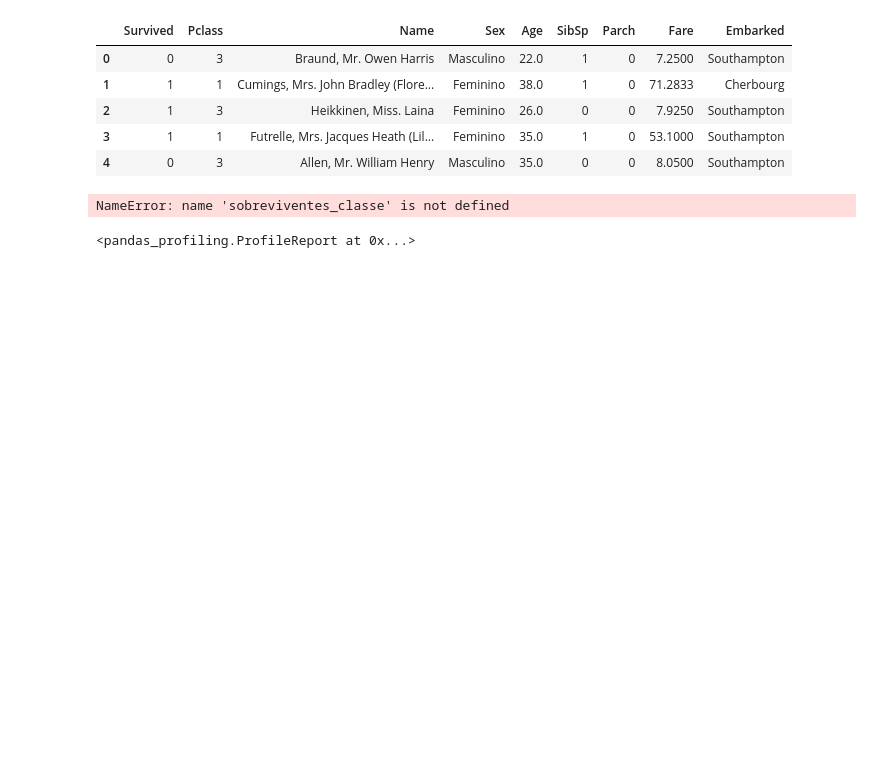
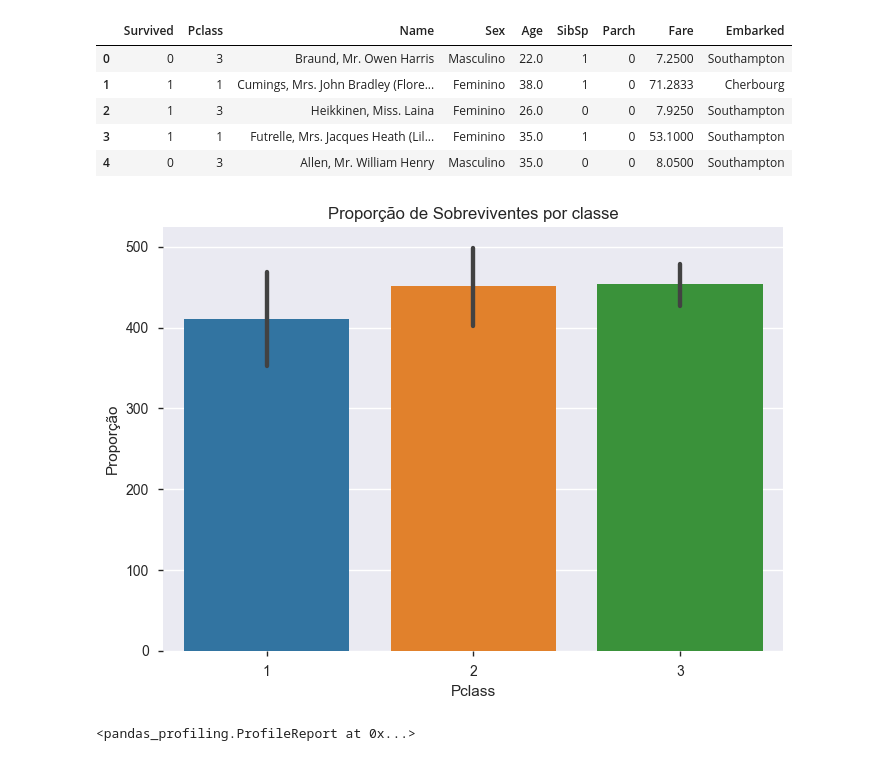
Before and after one commit to silenozlt/Desafio-Titanic, a Jupyter notebook: Titanic.ipynb, the cells around one changed output. Saved outputs shown, nothing was run; the diff lists cells and outputs as text; code cells hidden in the pictures; blank space fills up the shorter version.

```diff
--- a/Titanic.ipynb
+++ b/Titanic.ipynb
@@ -235,16 +235,16 @@ train.head()
 # %%
 #Agrupando a proporção de sobrevivente por classe e gerando um gráfico a partir do resultado
 
-#sobreviventes_classe = train.copy()
-sobreviventes_classe['Survived'] = train['Survived'] => '0'
+sobreviventes_classe = train.copy()
+sobreviventes_classe['Survived'] = train[train['Survived'] == 0]
 
-#sns.barplot(data=sobreviventes_classe, x="Pclass", y="Survived")
+sns.barplot(data=sobreviventes_classe, x="Pclass", y="Survived")
 
-#plt.title('Proporção de Sobreviventes por classe')
-#plt.ylabel('Proporção')
-#plt.show()
+plt.title('Proporção de Sobreviventes por classe')
+plt.ylabel('Proporção')
+plt.show()
 # %% [output]
-NameError: name 'sobreviventes_classe' is not defined
+[figure, added]
 # %%
 pp.ProfileReport(train)
 # %% [output]
```
